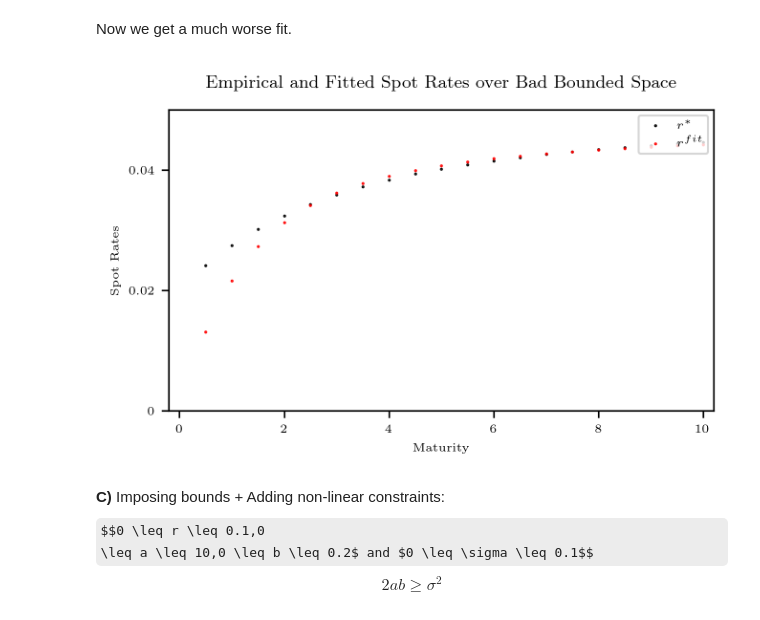
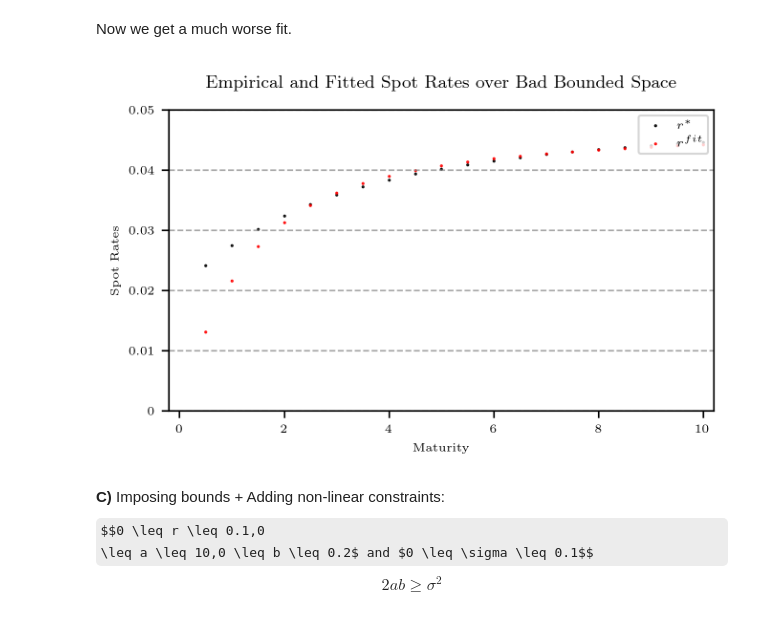
Before and after one commit to HansChristianPOLIT/Fixed-Income-Derivatives, a Jupyter notebook: Vasicek.ipynb, the cells around one changed output. Cells and saved outputs as stored; diff of their text form; code cells hidden in the pictures; some formulas as TeX source.

```diff
--- a/Vasicek.ipynb
+++ b/Vasicek.ipynb
@@ -226,28 +226,30 @@ Now we get a much worse fit.
 # %%
 fig = plt.figure(constrained_layout=False, dpi = 300, figsize = (5,3))   #
 fig.suptitle(f"Empirical and Fitted Spot Rates over Bad Bounded Space", fontsize = 9)
 gs = fig.add_gridspec(nrows=1,ncols=1,left=0.12,bottom=0.2,right=0.88,top=0.90,wspace=0,hspace=0)
 ax = fig.add_subplot(gs[0,0])
 
 xticks = [0,2,4,6,8,10]
 ax.set_xticks(xticks)
 ax.set_xticklabels(xticks,fontsize = 6)
 ax.set_xlim([xticks[0]-0.2,xticks[-1]+0.2])
 plt.xlabel(f"Maturity",fontsize = 6)
-ax.set_yticks([0,0.02,0.04,0.06,0.08,0.1])
-ax.set_yticklabels([0,0.02,0.04,0.06,0.08,0.1],fontsize = 6)
+ax.set_yticks([0,0.01,0.02,0.03,0.04,0.05,0.06])
+ax.set_yticklabels([0,0.01,0.02,0.03,0.04,0.05,0.06],fontsize = 6)
 ax.set_ylim([0,0.05])
 ax.set_ylabel(f"Spot Rates",fontsize = 6)
 p1 = ax.scatter(tau[1:], r_star, s = 1, color = 'black', marker = ".",label="$r^*$")
 p2 = ax.scatter(tau[1:], r_fit, s = 1, color = 'red', marker = ".",label="$r^{fit}$")
+ax.grid(axis='y', linestyle='--', color='grey', alpha=0.7)
+
 
 plots = [p1,p2]
 labels = [item.get_label() for item in plots]
 ax.legend(plots,labels,loc="upper right",fontsize = 6)
 
 plt.show()
 # %% [output]
-[figure, old version]
+[figure, new version]
 # %% [markdown]
 **C)** Imposing bounds + Adding non-linear constraints:
 $$0 \leq r \leq 0.1,0
```
Also changed, not shown: parts of 16 cells of this notebook, 7 other files.
